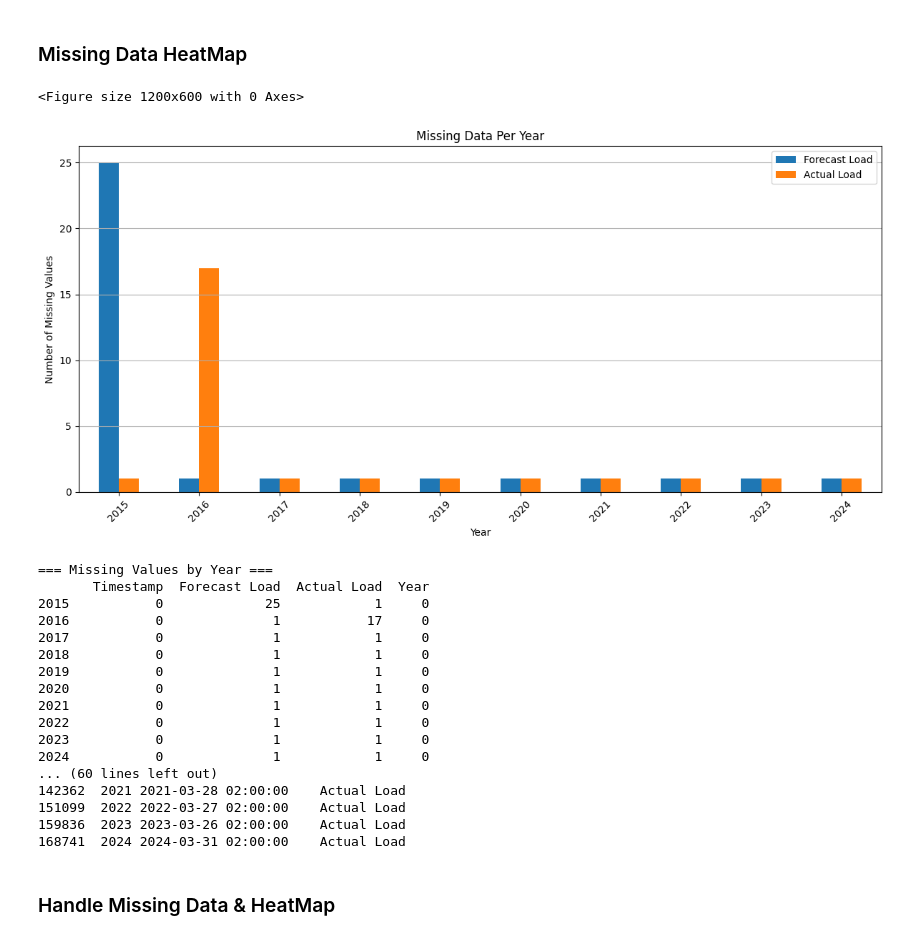
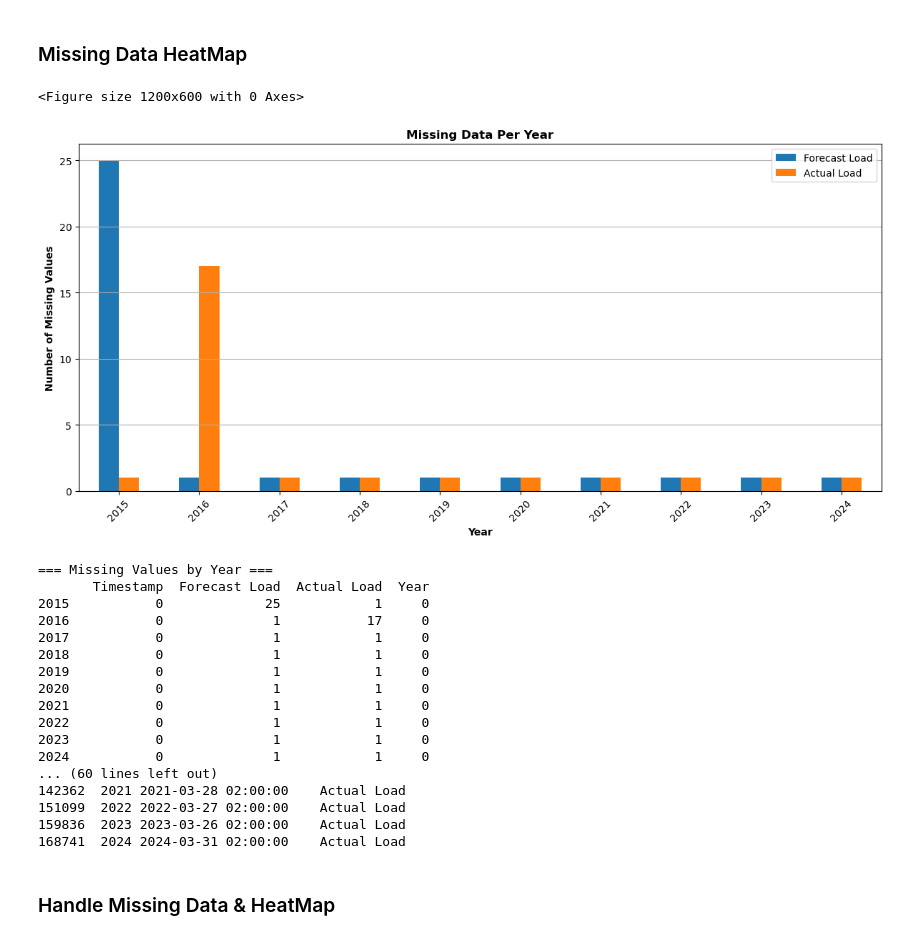
Before and after one commit to ErdemKilci/ReservoirWind, a Jupyter notebook: reservoir_wind.ipynb, the cells around one changed output. Cells and saved outputs as stored; diff of their text form; code cells hidden in the pictures.

```diff
--- a/reservoir_wind.ipynb
+++ b/reservoir_wind.ipynb
@@ -438,44 +439,46 @@ missing_by_year = missing_by_year.dropna()
 plt.figure(figsize=(12, 6))
 missing_by_year.plot(kind='bar', stacked=False, figsize=(12, 6))
 
-plt.title("Missing Data Per Year")
-plt.ylabel("Number of Missing Values")
-plt.xlabel("Year")
+plt.title("Missing Data Per Year", fontweight='bold')
+plt.ylabel("Number of Missing Values", fontweight='bold')
+plt.xlabel("Year", fontweight='bold')
 plt.grid(axis='y')
 plt.xticks(rotation=45)
 plt.tight_layout()
+plt.savefig("missing_value_chart.pdf", dpi=300, format="pdf")
 plt.show()
+
 
 # Step 1: Missing count per year
 missing_by_year = all_data.groupby(all_data['Timestamp'].dt.year).apply(lambda x: x.isnull().sum())
 
 # Step 2: Add total row
 total_missing = all_data.isnull().sum()
 total_missing.name = 'Total'
 missing_by_year = pd.concat([missing_by_year, total_missing.to_frame().T])
 
 # Step 3: Display missing counts
 print("=== Missing Values by Year ===")
 print(missing_by_year)
 
 # Step 4: Show detailed list of each missing value
 print("\n=== Detailed Missing Values with Timestamps ===")
 
 # Melt the DataFrame to long format
 melted = all_data[['Timestamp', 'Forecast Load', 'Actual Load']].melt(id_vars='Timestamp',
                                                                       var_name='Column',
                                                                       value_name='Value')
 # Filter missing values
 missing_details = melted[melted['Value'].isnull()].copy()
 
 # Extract Year from Timestamp
 missing_details['Year'] = missing_details['Timestamp'].dt.year
 
 # Display or save
 print(missing_details[['Year', 'Timestamp', 'Column']])
 # %% [output]
 <Figure size 1200x600 with 0 Axes>
-[figure, old version]
+[figure, new version]
 === Missing Values by Year ===
        Timestamp  Forecast Load  Actual Load  Year
 2015           0             25            1     0
```
Also changed, not shown: parts of 7 cells of this notebook, 8 other files.
